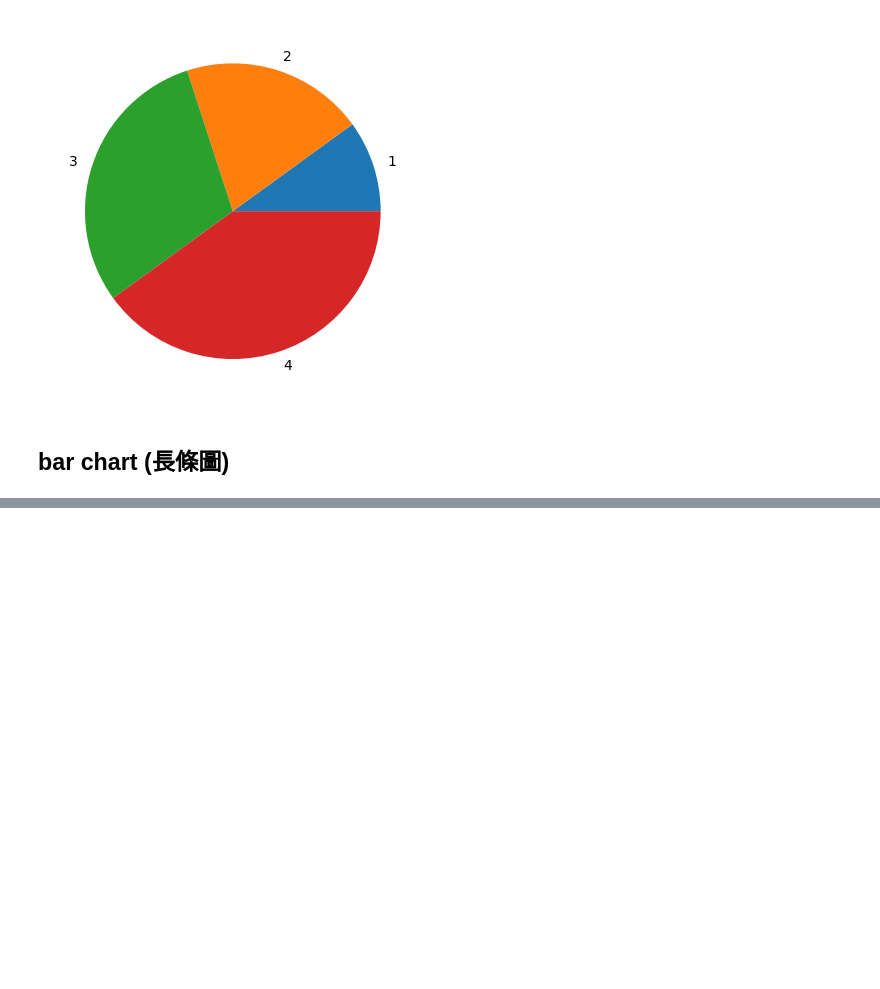
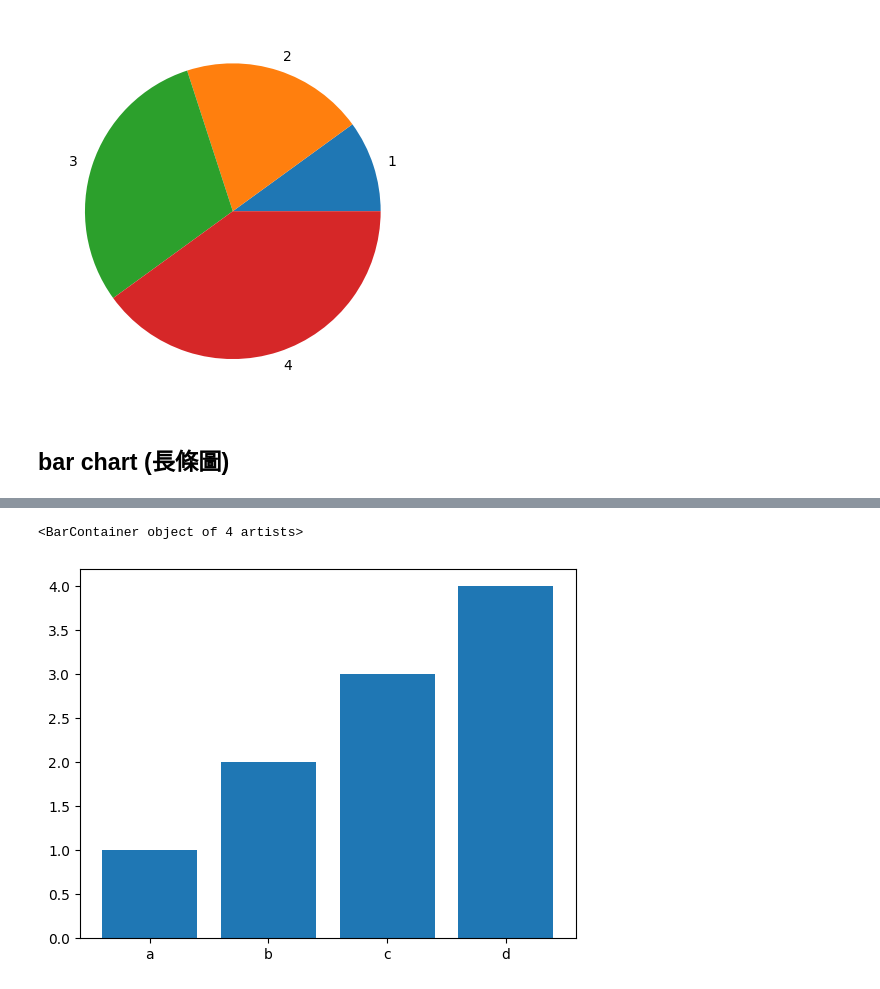
Before and after one commit to vcdemy/20230613, a Jupyter notebook: 20230718筆記.ipynb, the cells around one changed output, grey strips where cells are left out. Cells and saved outputs as stored; diff of their text form; code cells hidden in the pictures; blank space fills up the shorter version.

```diff
--- a/20230718筆記.ipynb
+++ b/20230718筆記.ipynb
@@ -133,0 +141,5 @@ plt.pie(x, labels=x)
+# %%
+plt.bar(list('abcd'), x)
+# %% [output]
+<BarContainer object of 4 artists>
+[figure, added]
```
Also changed, not shown: parts of 2 cells of this notebook.
